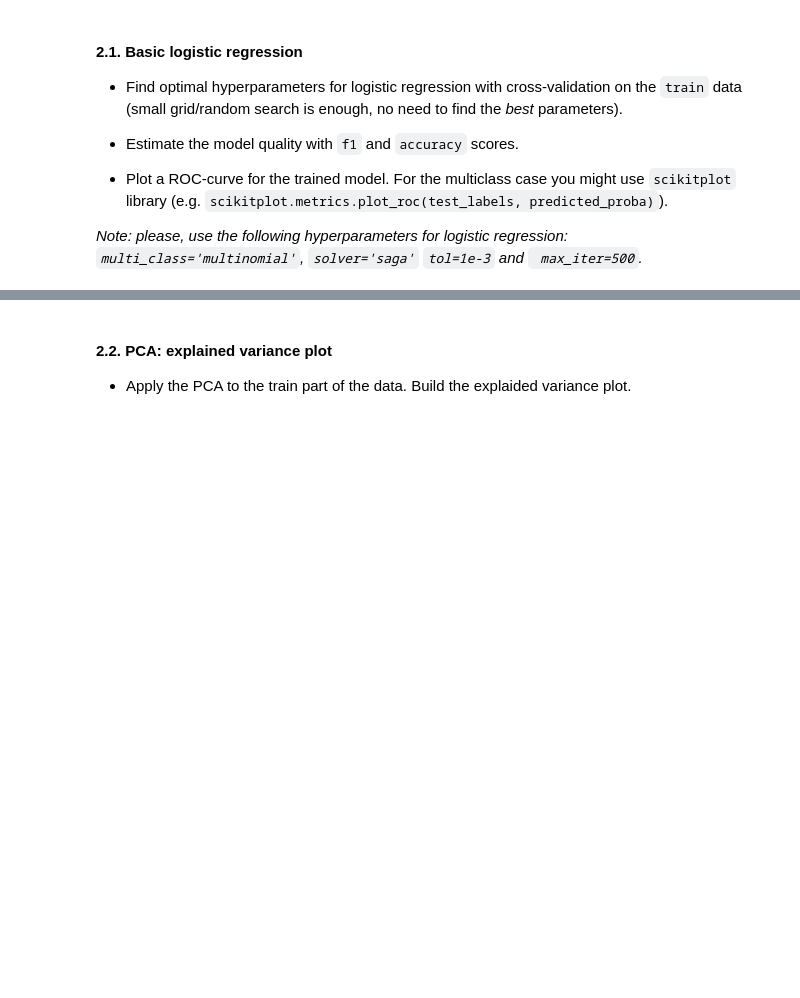
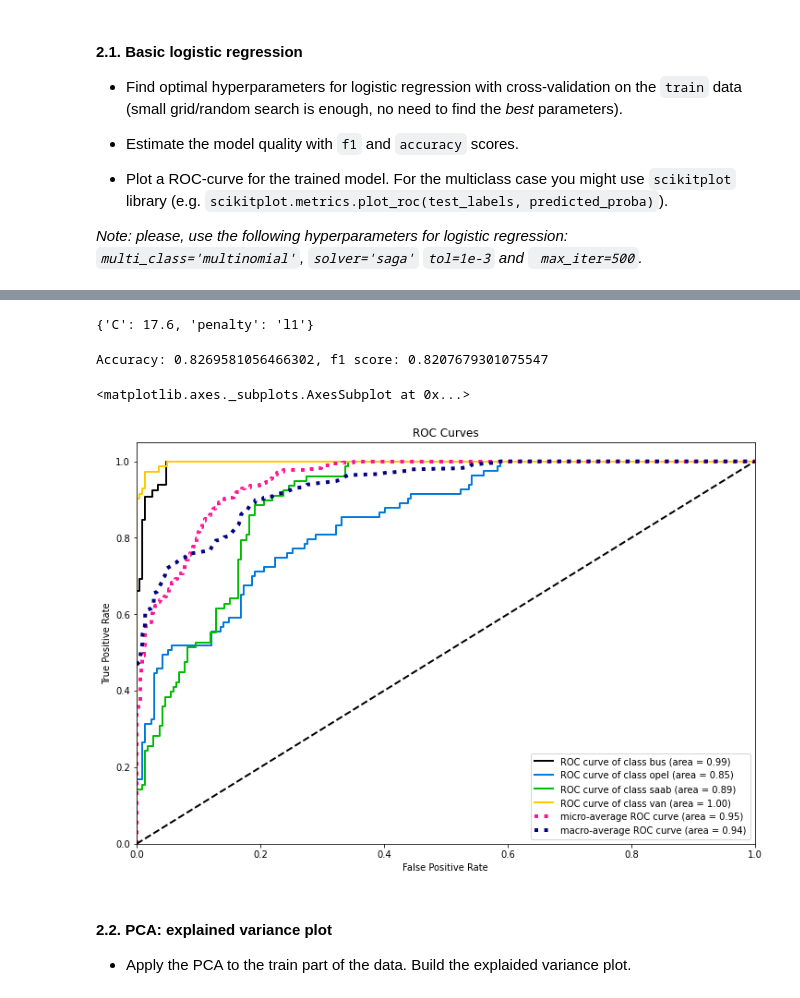
Before and after one commit to klimarissa17/mipt-ml-basic, a Jupyter notebook: homeworks_basic/Lab1_ML_pipeline_and_SVM/Lab1_part2_ml_pipeline.ipynb, the cells around one changed output, grey strips where cells are left out. Cells and saved outputs as stored; diff of their text form; code cells hidden in the pictures; blank space fills up the shorter version.

```diff
--- a/homeworks_basic/Lab1_ML_pipeline_and_SVM/Lab1_part2_ml_pipeline.ipynb
+++ b/homeworks_basic/Lab1_ML_pipeline_and_SVM/Lab1_part2_ml_pipeline.ipynb
@@ -103,3 +112,8 @@ Here you are supposed to perform the desired transformations. Please, explain yo
+# %%
+from sklearn.preprocessing import MinMaxScaler
+min_max_scaler = MinMaxScaler()
+X_train = min_max_scaler.fit_transform(X_train)
+X_test = min_max_scaler.fit_transform(X_test)
 # %% [markdown]
 #### 2.1. Basic logistic regression
 * Find optimal hyperparameters for logistic regression with cross-validation on the `train` data (small grid/random search is enough, no need to find the *best* parameters).
@@ -118,0 +129,9 @@ Here you are supposed to perform the desired transformations. Please, explain yo
+# %%
+lr = LogisticRegression(solver='saga', multi_class='multinomial', tol=1e-3, max_iter=500)
+
+param_grid = {'penalty': ['l1', 'l2'],
+    'C': np.linspace(0, 20, 100, endpoint=False)
+}
+
+grid_cv = GridSearchCV(estimator=lr, param_grid=param_grid)
+grid_cv.fit(X_train, y_train)
@@ -119,3 +156,26 @@ Here you are supposed to perform the desired transformations. Please, explain yo
+# %%
+grid_cv.best_params_
+# %% [output]
+{'C': 17.6, 'penalty': 'l1'}
+# %%
+best_c = grid_cv.best_params_['C']
+best_penalty = grid_cv.best_params_['penalty']
+# %%
+from sklearn.metrics import accuracy_score, f1_score
+from scikitplot.metrics import plot_roc
+
+lr_new = LogisticRegression(solver='saga', multi_class='multinomial', tol=1e-3, max_iter=500, C=best_c, penalty=best_penalty)
+lr_new.fit(X_train, y_train)
+y_pred = lr_new.predict(X_train)
+
+print('Accuracy: {}, f1 score: {}'.format(accuracy_score(y_train, y_pred), f1_score(y_train, y_pred, average='macro')))
+# %% [output]
+Accuracy: 0.8269581056466302, f1 score: 0.8207679301075547
+# %%
+plot_roc(y_test, lr_new.predict_proba(X_test), figsize=(12, 8))
+# %% [output]
+<matplotlib.axes._subplots.AxesSubplot at 0x...>
+[figure, added]
 # %% [markdown]
 #### 2.2. PCA: explained variance plot
 * Apply the PCA to the train part of the data. Build the explaided variance plot.
```
Also changed, not shown: parts of 11 cells of this notebook.
